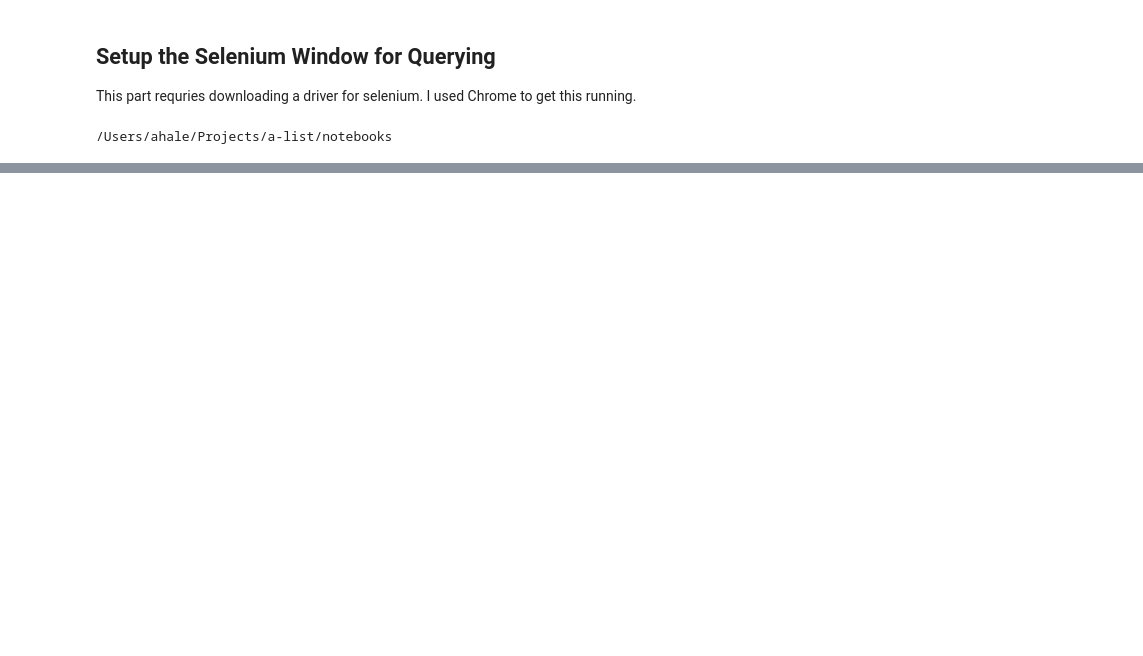
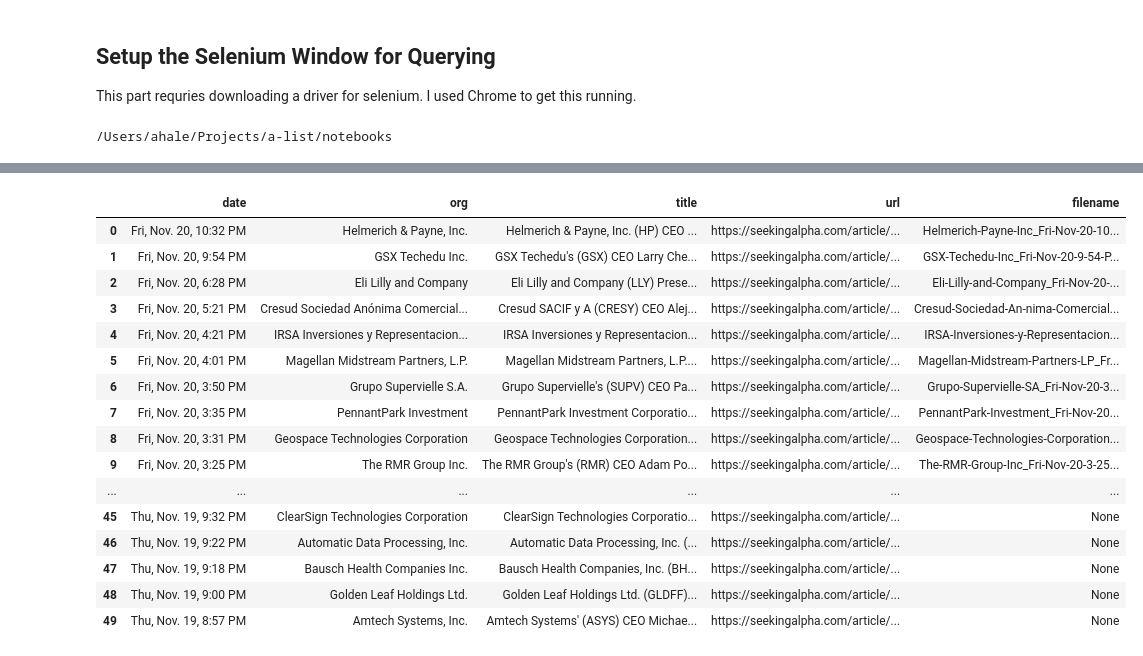
Before and after one commit to ideo/a-list, a Jupyter notebook: notebooks/7_Scrape_Seeking_Alpha.ipynb, the cells around one changed output, grey strips where cells are left out. Drawn from its saved outputs; the diff is of its cells as text; code cells hidden in the pictures; blank space fills up the shorter version.

Commit message:
seeking alpha transcripts

```diff
--- a/notebooks/7_Scrape_Seeking_Alpha.ipynb
+++ b/notebooks/7_Scrape_Seeking_Alpha.ipynb
@@ -87,11 +42,14 @@ driver.get(url)
 # %%
-list_item_df = pd.DataFrame()
+# list_item_df = pd.DataFrame()
 # %%
 # Get index of all articles
-for i in range(1,100):
+# Need to do this iteratively so that Seeking Alpha doesn't catch on
+
+driver = Chrome(executable_path=path_to_chromedriver)
+for i in range(1,2):
     url = "https://seekingalpha.com/earnings/earnings-call-transcripts/" + str(i)
     display(url)
-    driver = Chrome(executable_path=path_to_chromedriver)
+#     driver = Chrome(executable_path=path_to_chromedriver)
     driver.get(url)
 
     page_source = driver.page_source
@@ -116,6 +74,6 @@ for i in range(1,100):
     time.sleep(random.random())
 
     # Close the chrome window so I don't end up with 1000s open on my machine
-    driver.close()
+#     driver.close()
 list_item_df
 # %% [output]
@@ -135,0 +97,5 @@ list_item_df
+# %%
+# Get the index dataframe given that it's already written
+seeking_alpha_index = pd.read_csv('../1_data/Seeking_Alpha/index.csv')
+seeking_alpha_index['filename'] = None
+seeking_alpha_index.head()
@@ -135,0 +124,26 @@ list_item_df
+# %%
+# Loop through all transcripts in the index
+save_dir = '../1_data/Seeking_Alpha/'
+for index, row in seeking_alpha_index.iloc[20:40].iterrows():
+
+    url = row.url
+    display(url)
+    driver.get(url)
+    page_source = driver.page_source
+    soup = BeautifulSoup(page_source, 'html.parser')
+    listitems= soup.findAll("p")
+
+    # Get the transcript text and save it as a file
+    org_name = '-'.join([i for i in re.split('[^a-zA-Z0-9\n\.]', row.org.replace('.', '')) if i])
+    date = '-'.join([i for i in re.split('[^a-zA-Z0-9\n\.]', row.date.replace('.', '')) if i])
+    filename = org_name + '_' + date
+    seeking_alpha_index.filename[index] = f'{filename}.txt'
+
+    transcript_text = ''
+    for item in listitems:
+        transcript_text = transcript_text + ' ' + item.text
+
+    fname = f"{save_dir}/{filename}.txt"
+    with open(fname, 'w') as f:
+        f.writelines(transcript_text)
+    time.sleep(random.random())
@@ -319,0 +166,20 @@ from seleniumrequests import Chrome
+# %%
+seeking_alpha_index.iloc[0:50]
+# %% [output]
+|  | date | org | title | url | filename |
+| 0 | Fri, Nov. 20, 10:32 PM | Helmerich & Payne, Inc. | Helmerich & Payne, Inc. (HP) CEO ... | https://seekingalpha.com/article/... | Helmerich-Payne-Inc_Fri-Nov-20-10... |
+| 1 | Fri, Nov. 20, 9:54 PM | GSX Techedu Inc. | GSX Techedu's (GSX) CEO Larry Che... | https://seekingalpha.com/article/... | GSX-Techedu-Inc_Fri-Nov-20-9-54-P... |
+| 2 | Fri, Nov. 20, 6:28 PM | Eli Lilly and Company | Eli Lilly and Company (LLY) Prese... | https://seekingalpha.com/article/... | Eli-Lilly-and-Company_Fri-Nov-20-... |
+| 3 | Fri, Nov. 20, 5:21 PM | Cresud Sociedad Anónima Comercial... | Cresud SACIF y A (CRESY) CEO Alej... | https://seekingalpha.com/article/... | Cresud-Sociedad-An-nima-Comercial... |
+| 4 | Fri, Nov. 20, 4:21 PM | IRSA Inversiones y Representacion... | IRSA Inversiones y Representacion... | https://seekingalpha.com/article/... | IRSA-Inversiones-y-Representacion... |
+| 5 | Fri, Nov. 20, 4:01 PM | Magellan Midstream Partners, L.P. | Magellan Midstream Partners, L.P.... | https://seekingalpha.com/article/... | Magellan-Midstream-Partners-LP_Fr... |
+| 6 | Fri, Nov. 20, 3:50 PM | Grupo Supervielle S.A. | Grupo Supervielle's (SUPV) CEO Pa... | https://seekingalpha.com/article/... | Grupo-Supervielle-SA_Fri-Nov-20-3... |
+| 7 | Fri, Nov. 20, 3:35 PM | PennantPark Investment | PennantPark Investment Corporatio... | https://seekingalpha.com/article/... | PennantPark-Investment_Fri-Nov-20... |
+| 8 | Fri, Nov. 20, 3:31 PM | Geospace Technologies Corporation | Geospace Technologies Corporation... | https://seekingalpha.com/article/... | Geospace-Technologies-Corporation... |
+| 9 | Fri, Nov. 20, 3:25 PM | The RMR Group Inc. | The RMR Group's (RMR) CEO Adam Po... | https://seekingalpha.com/article/... | The-RMR-Group-Inc_Fri-Nov-20-3-25... |
+| ... | ... | ... | ... | ... | ... |
+| 45 | Thu, Nov. 19, 9:32 PM | ClearSign Technologies Corporation | ClearSign Technologies Corporatio... | https://seekingalpha.com/article/... | None |
+| 46 | Thu, Nov. 19, 9:22 PM | Automatic Data Processing, Inc. | Automatic Data Processing, Inc. (... | https://seekingalpha.com/article/... | None |
+| 47 | Thu, Nov. 19, 9:18 PM | Bausch Health Companies Inc. | Bausch Health Companies, Inc. (BH... | https://seekingalpha.com/article/... | None |
+| 48 | Thu, Nov. 19, 9:00 PM | Golden Leaf Holdings Ltd. | Golden Leaf Holdings Ltd. (GLDFF)... | https://seekingalpha.com/article/... | None |
+| 49 | Thu, Nov. 19, 8:57 PM | Amtech Systems, Inc. | Amtech Systems' (ASYS) CEO Michae... | https://seekingalpha.com/article/... | None |
```
Also changed, not shown: parts of 34 cells of this notebook, 1 other file.
